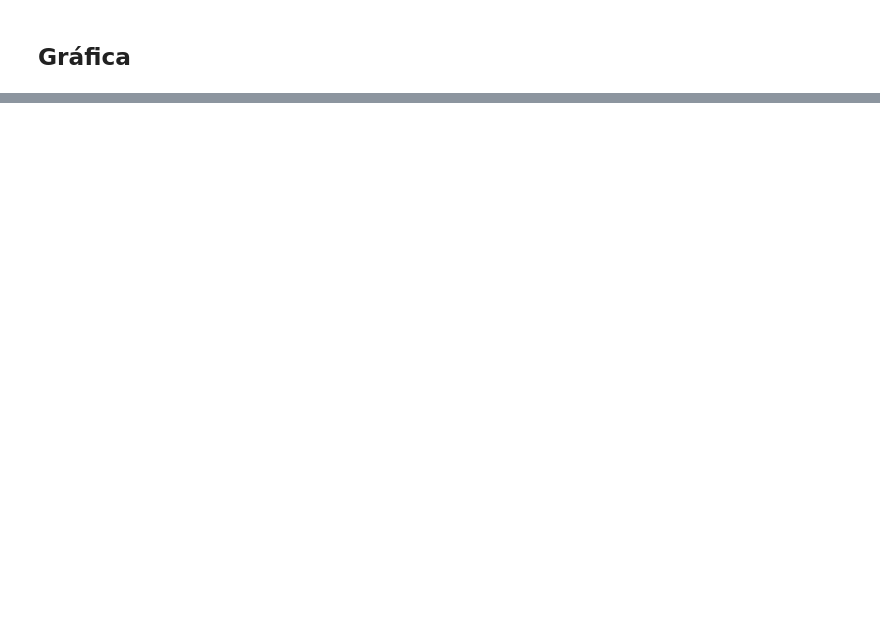
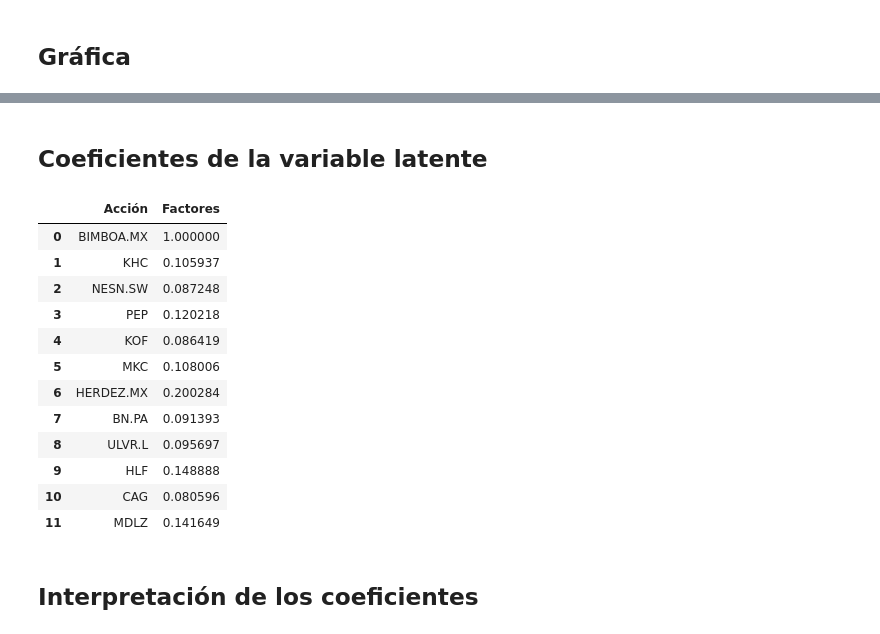
Before and after one commit to luisejdm/Analisis_de_datos_financieros_y_de_diseno_de_indicadores, a Jupyter notebook: Reportes/reporte05/reporte05.ipynb, the cells around one changed output, grey strips where cells are left out. Drawn from its saved outputs; the diff is of its cells as text; code cells hidden in the pictures; blank space fills up the shorter version.

```diff
--- a/Reportes/reporte05/reporte05.ipynb
+++ b/Reportes/reporte05/reporte05.ipynb
@@ -112,3 +130,25 @@ g = semplot(mod, 'pd.png')
 ## Gráfica
 # %% [markdown]
 <img src="pd.png">
+# %% [markdown]
+## Coeficientes de la variable latente
+# %%
+coeficientes = pd.DataFrame({'Acción':tickers})
+coeficientes['Factores'] = mood_factors
+coeficientes
+# %% [output]
+|  | Acción | Factores |
+| 0 | BIMBOA.MX | 1.000000 |
+| 1 | KHC | 0.105937 |
+| 2 | NESN.SW | 0.087248 |
+| 3 | PEP | 0.120218 |
+| 4 | KOF | 0.086419 |
+| 5 | MKC | 0.108006 |
+| 6 | HERDEZ.MX | 0.200284 |
+| 7 | BN.PA | 0.091393 |
+| 8 | ULVR.L | 0.095697 |
+| 9 | HLF | 0.148888 |
+| 10 | CAG | 0.080596 |
+| 11 | MDLZ | 0.141649 |
+# %% [markdown]
+## Interpretación de los coeficientes
```
Also changed, not shown: parts of 12 cells of this notebook, 2 other files.
